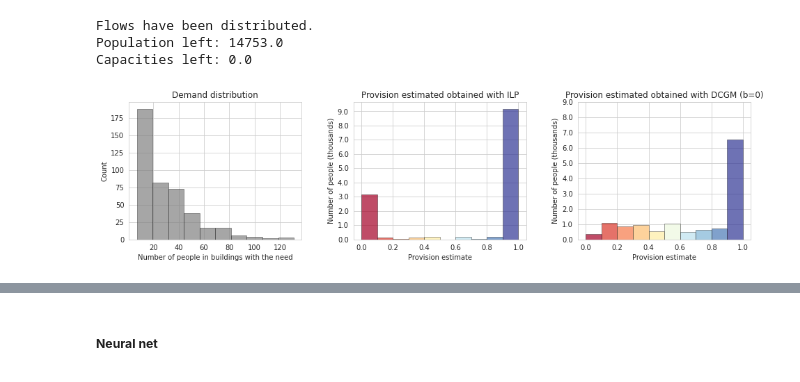
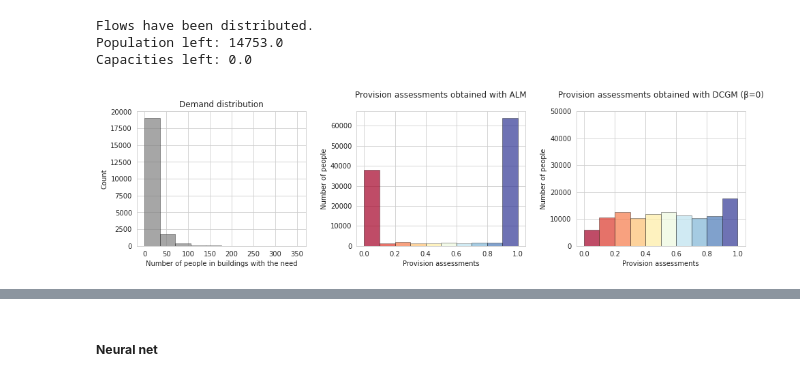
Before and after one commit to RitaMargari/urban-facilities-provision, a Jupyter notebook: main.ipynb, the cells around one changed output, grey strips where cells are left out. Saved outputs shown, nothing was run; the diff lists cells and outputs as text; code cells hidden in the pictures.

```diff
--- a/main.ipynb
+++ b/main.ipynb
@@ -41,8 +67,9 @@ road_network = load_graph_geometry(network, node=True)
 # %%
 # model population-facilties interactions with ILP
 
+kindergarten_ca = 600 # kindergarten catchment area
 DM = calculate_distance_matrix(network, houses, facilities)
-OD_ILP = ilp_distribute(houses, facilities, DM, selection_range=600)
+OD_ILP = ilp_distribute(houses, facilities, DM, selection_range=kindergarten_ca)
 # %% [output]
 Flows have been distributed.
 Population left: 14753.0
@@ -55,7 +90,7 @@ OD_DCGM = dcgm_distribute(houses, facilities, DM)
 # %%
 #  model population-facilties interactions with custom DCGM
 
-OD_СDCGM = custom_dcgm_distribute(houses, facilities, DM, 600, p=0)
+OD_СDCGM = custom_dcgm_distribute(houses, facilities, DM, kindergarten_ca, p=0)
 # %% [output]
 Flows have been distributed.
 Population left: 14753.0
@@ -63,18 +98,21 @@ Capacities left: 0.0
 # %%
 # merge results into dfs
 
-dist = 600
+dist = kindergarten_ca
 
-houses["provision_ilp"] = OD_ILP[DM <= dist].fillna(0).sum() / houses["demand"]
-houses["provision_dcgm"] = OD_СDCGM[DM <= dist].fillna(0).sum() / houses["demand"]
 houses["supported_demand_ilp"] = OD_ILP[DM <= dist][houses.index].fillna(0).sum()
 houses["supported_demand_dcgm"] = OD_СDCGM[DM <= dist][houses.index].fillna(0).sum()
+
+houses["provision_ilp"] = houses["supported_demand_ilp"] / houses["demand"]
+houses["provision_dcgm"] = houses["supported_demand_dcgm"] / houses["demand"]
+
 houses["left_demand_ilp"] = houses["demand"] - houses["supported_demand_ilp"]
 houses["left_demand_dcgm"] = houses["demand"] - houses["supported_demand_dcgm"]
 
-facilities["left_capacity_ilp"] = facilities["capacity"] - OD_ILP[DM <= 600].fillna(0).sum(1)
-facilities["left_capacity_dcgm"] = facilities["capacity"] - OD_СDCGM[DM <= 600].fillna(0).sum(1)
+facilities["left_capacity_ilp"] = facilities["capacity"] - OD_ILP[DM <= dist].fillna(0).sum(1)
+facilities["left_capacity_dcgm"] = facilities["capacity"] - OD_СDCGM[DM <= dist].fillna(0).sum(1)
 
+# aggregate assessments into municipalities
 houses_aggr = houses.groupby(["municipality_id"]).sum()
 municipalities = municipalities.join((houses_aggr["supported_demand_ilp"] / houses_aggr["demand"]).rename("provision_ilp"), on="id")
 municipalities = municipalities.join((houses_aggr["supported_demand_dcgm"] / houses_aggr["demand"]).rename("provision_dcgm"), on="id")
@@ -89,47 +127,50 @@ municipalities.to_file("output/mo_aggr.geojson")
 edges_ilp.to_file("output/edges_ilp.geojson")
 edges_dcgm.to_file("output/edges_dcgm.geojson")
 # %%
+# plot provision assessments distribution
+
 def set_color_map(bins, patches, color_palette):
     cm = plt.cm.get_cmap(color_palette)
     bin_centers = 0.5 * (bins[:-1] + bins[1:])
     col = bin_centers - min(bin_centers)
     col /= max(col)
 
     for c, p in zip(col, patches):
         plt.setp(p, 'facecolor', cm(c))
 
-dist = 600
-houses_loc = houses[houses["municipality_id"].isin([88, 72, 21])]
+dist = kindergarten_ca
+houses_loc = houses
+facilities_loc = facilities
+
+p_ilp = houses_loc.loc[houses_loc.index.repeat(houses_loc.demand)]["provision_ilp"]
+p_dcgm = houses_loc.loc[houses_loc.index.repeat(houses_loc.demand)]["provision_dcgm"]
 
 fig = plt.figure(figsize=(16, 8))
 plt.subplots_adjust(wspace=0.3)
 gs = fig.add_gridspec(2,3)
 ax1 = fig.add_subplot(gs[0, 0])
 ax2 = fig.add_subplot(gs[0, 1])
 ax3 = fig.add_subplot(gs[0, 2])
 
 n, bins, patches = ax1.hist(houses_loc["demand"], 10, alpha = 0.7, color='grey', edgecolor='black', linewidth=0.5)
 ax1.set_xlabel("Number of people in buildings with the need")
 ax1.set_ylabel("Count")
 ax1.set_title("Demand distribution")
 
-ax2_n, bins, patches = ax2.hist(houses_loc["provision_ilp"], 10, alpha = 0.7, weights=houses_loc["demand"], edgecolor='black', linewidth=0.5)
+ax2_n, bins, patches = ax2.hist(p_ilp[p_ilp != p_dcgm], 10, alpha = 0.7, edgecolor='black', linewidth=0.5)
 set_color_map(bins, patches, "RdYlBu")
-ax2.set_yticks(np.arange(0, max(ax2_n) + 1, 1000))
-ax2.set_yticklabels([x / 1000 for x in ax2.get_yticks().tolist()])
-ax2.set_xlabel("Provision estimate")
-ax2.set_ylabel("Number of people (thousands)")
-ax2.set_title("Provision estimated obtained with ILP")
+ax2.set_xlabel("Provision assessments")
+ax2.set_ylabel("Number of people")
+ax2.set_title("Provision assessments obtained with ALM", pad=20)
 
-ax3_n, bins, patches = ax3.hist(houses_loc["provision_dcgm"], 10, alpha = 0.7, weights=houses_loc["demand"], edgecolor='black', linewidth=0.5)
+ax3_n, bins, patches = ax3.hist(p_dcgm[p_ilp != p_dcgm], 10, alpha = 0.7, edgecolor='black', linewidth=0.5)
 set_color_map(bins, patches, "RdYlBu")
-ax3.set_yticks(np.arange(0, max(ax2_n)+1, 1000))
-ax3.set_yticklabels([x / 1000 for x in ax3.get_yticks().tolist()])
-ax3.set_xlabel("Provision estimate")
-ax3.set_ylabel("Number of people (thousands)")
-ax3.set_title("Provision estimated obtained with DCGM (b=0)")
+ax3.set_yticks(list(range(0, 60000, 10000)))
+ax3.set_xlabel("Provision assessments")
+ax3.set_ylabel("Number of people")
+ax3.set_title("Provision assessments obtained with DCGM (β=0)", pad=20)
 
-plt.show()
+plt.savefig('provision_diagrams.png', dpi=300)
 # %% [output]
-[figure, old version]
+[figure, new version]
 # %%
```
Also changed, not shown: parts of 22 cells of this notebook, 5 other files.
